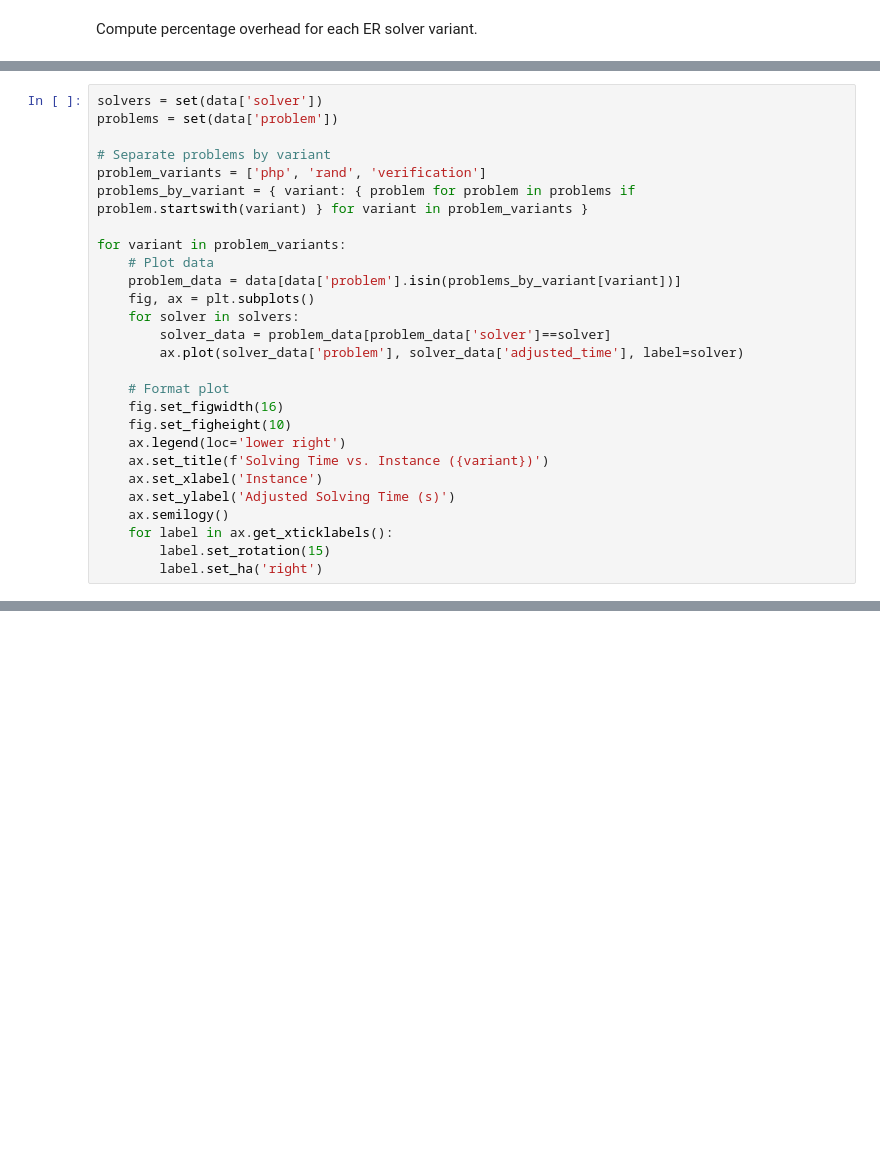
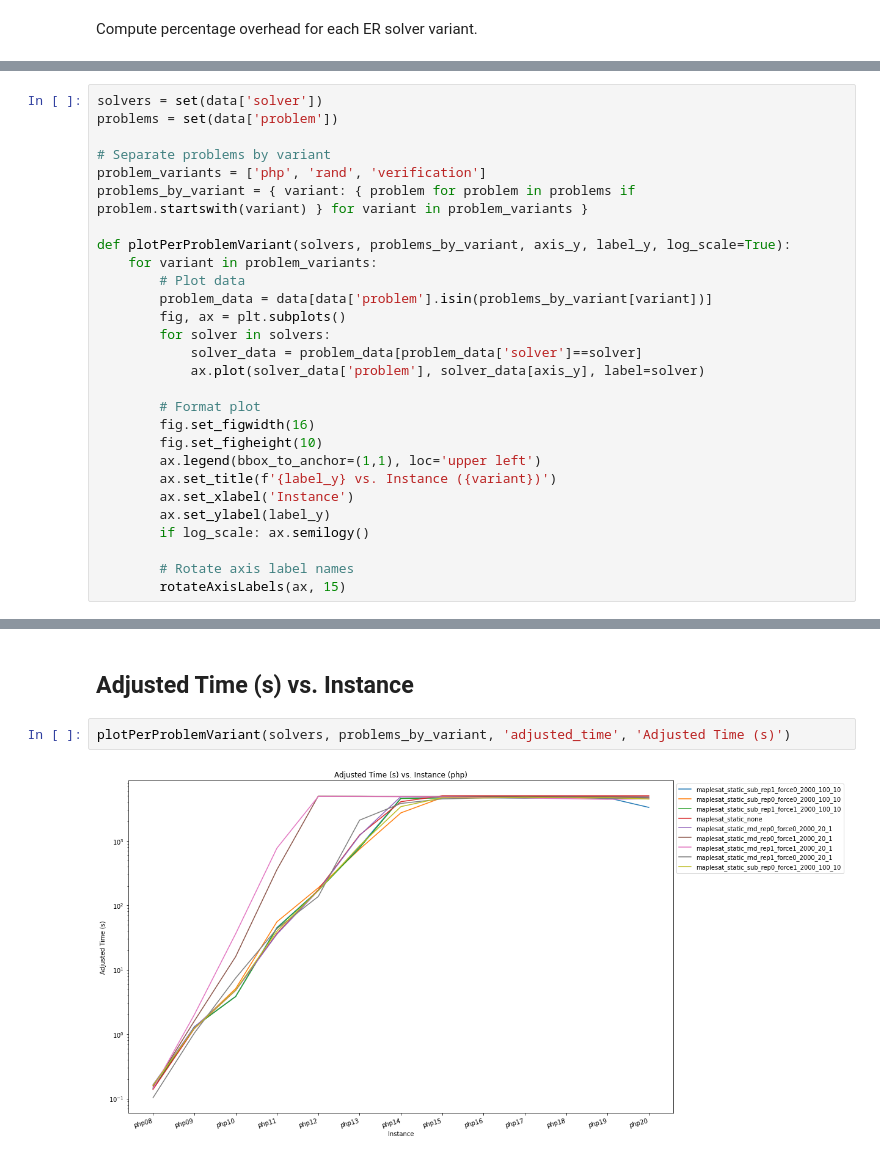
Before and after one commit to chjon/xMapleSAT, a Jupyter notebook: solver-comparison.ipynb, the cells around one changed output, grey strips where cells are left out. Saved outputs shown, nothing was run; the diff lists cells and outputs as text; blank space fills up the shorter version.

```diff
--- a/solver-comparison.ipynb
+++ b/solver-comparison.ipynb
@@ -105,22 +123,23 @@ problems = set(data['problem'])
 problem_variants = ['php', 'rand', 'verification']
 problems_by_variant = { variant: { problem for problem in problems if problem.startswith(variant) } for variant in problem_variants }
 
-for variant in problem_variants:
-    # Plot data
-    problem_data = data[data['problem'].isin(problems_by_variant[variant])]
-    fig, ax = plt.subplots()
-    for solver in solvers:
-        solver_data = problem_data[problem_data['solver']==solver]
-        ax.plot(solver_data['problem'], solver_data['adjusted_time'], label=solver)
+def plotPerProblemVariant(solvers, problems_by_variant, axis_y, label_y, log_scale=True):
+    for variant in problem_variants:
+        # Plot data
+        problem_data = data[data['problem'].isin(problems_by_variant[variant])]
+        fig, ax = plt.subplots()
+        for solver in solvers:
+            solver_data = problem_data[problem_data['solver']==solver]
+            ax.plot(solver_data['problem'], solver_data[axis_y], label=solver)
 
-    # Format plot
-    fig.set_figwidth(16)
-    fig.set_figheight(10)
-    ax.legend(loc='lower right')
-    ax.set_title(f'Solving Time vs. Instance ({variant})')
-    ax.set_xlabel('Instance')
-    ax.set_ylabel('Adjusted Solving Time (s)')
-    ax.semilogy()
-    for label in ax.get_xticklabels():
-        label.set_rotation(15)
-        label.set_ha('right')
+        # Format plot
+        fig.set_figwidth(16)
+        fig.set_figheight(10)
+        ax.legend(bbox_to_anchor=(1,1), loc='upper left')
+        ax.set_title(f'{label_y} vs. Instance ({variant})')
+        ax.set_xlabel('Instance')
+        ax.set_ylabel(label_y)
+        if log_scale: ax.semilogy()
+
+        # Rotate axis label names
+        rotateAxisLabels(ax, 15)
@@ -130,0 +146,6 @@ for variant in problem_variants:
+# %% [markdown]
+## Adjusted Time (s) vs. Instance
+# %%
+plotPerProblemVariant(solvers, problems_by_variant, 'adjusted_time', 'Adjusted Time (s)')
+# %% [output]
+[figure, added]
```
Also changed, not shown: parts of 17 cells of this notebook, 1 other file.
